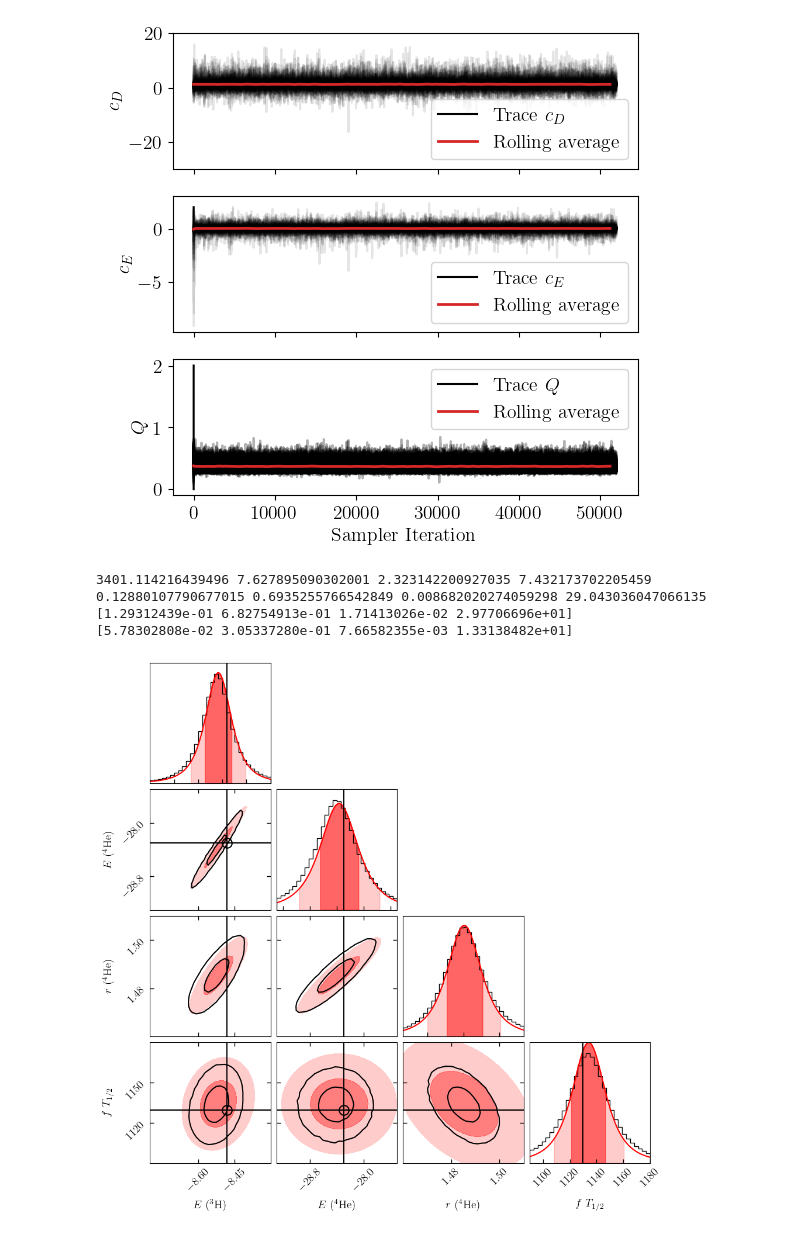
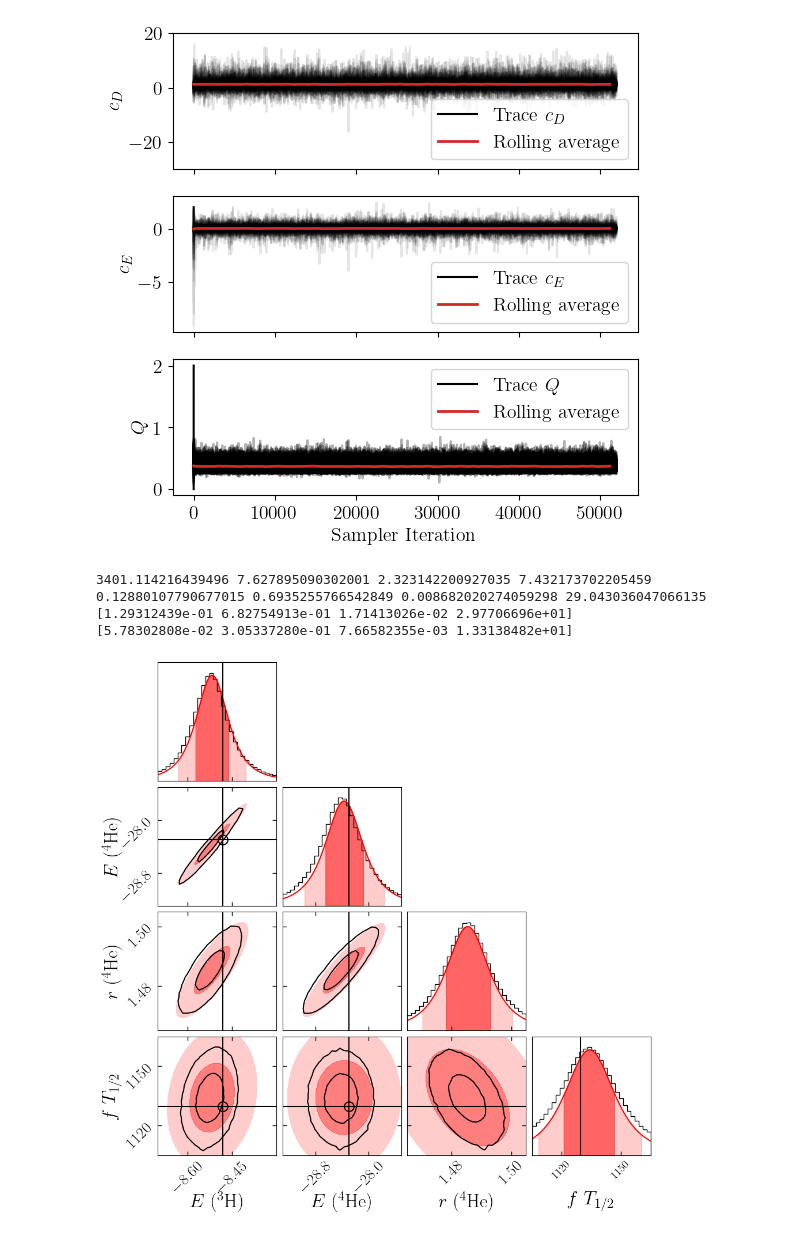
Before and after one commit to stommen/tif285-projects, a Jupyter notebook: project_1/project1_JHOS.ipynb, the cells around one changed output. Cells and saved outputs as stored; diff of their text form; code cells hidden in the pictures.

```diff
--- a/project_1/project1_JHOS.ipynb
+++ b/project_1/project1_JHOS.ipynb
@@ -1201,37 +1201,40 @@ truths = [y_E3H, y_E4He, y_Rp4He, y_fT3H]
 
 # --- Plotting the corner plot with the posterior predictive distribution --- #
 fig = corner.corner(obs_values.T, labels=[r"$E$ ($^3$H)", r"$E$ ($^4$He)", r"$r$ ($^4$He)", r"$f$ $T_{1/2}$"], color='k',
-                    show_titles=False, bins=30, plot_contours=True, plot_datapoints=False,
-                    plot_density=False, levels=[0.3, 0.72], range=[(-8.8, -8.3), (-29.3, -27.5), (1.46, 1.510), (1090, 1180)])
+                    show_titles=False, bins=30, plot_contours=True, plot_datapoints=False, label_kwargs={'fontsize':24},
+                    plot_density=False, levels=[0.3, 0.72], range=[(-8.7, -8.3), (-29.3, -27.5), (1.465, 1.505), (1105, 1165)])
 fig.set_size_inches(10, 10)
 
 # ----------------- Customize the figure and plot the fits ------------------ #
 # Define the indices for the diagonal and contour plots
 diag_indices = [0, 5, 10, 15]
 contour_indices = [4, 8, 9, 12, 13, 14]
 # Define the indices for the variables in the 2D marginal distribution,
 var_indices = [(0, 1), (0, 2), (1, 2), (0, 3), (1, 3), (2, 3)]
 ticks = [(-8.6, -8.45), (-28.8, -28), (1.48, 1.50), (1120, 1150)]
 
 # Fit the predictive distributions to a multivariate t distribution
 df_fit, loc_fit, shape_fit, mv_t_pdf_obs, cred_1sigma, cred_2sigma = fit_samples(obs_values.T)
 
 for i, ax in enumerate(fig.get_axes()):
     ax.tick_params(axis='both', direction='in', length=5, width=1, colors='black')
     if i in diag_indices:
+        ax.set_xticks(ticks[diag_indices.index(i)])
         preds = obs_values.T[:, diag_indices.index(i)]
         cred_region = [cred_1sigma[diag_indices.index(i)], cred_2sigma[diag_indices.index(i)]]
         plot_fit(ax, preds, df_fit, loc_fit[diag_indices.index(i)], np.sqrt(np.diag(shape_fit))[diag_indices.index(i)], cred_region, diag_indices.index(i))
     elif i in contour_indices:
+        ax.tick_params(axis='x', labelsize=20)
+        ax.tick_params(axis='y', labelsize=20)
         ax.yaxis.set_ticks_position('both')
         ax.xaxis.set_ticks_position('both')
         corner_contour(ax, mv_t_pdf_obs, loc_fit, shape_fit, df_fit, var_idx=var_indices[contour_indices.index(i)])
 
 
-fig.savefig('figs/t-dist_plot_RAAAAW.pdf',bbox_inches ='tight')
+fig.savefig('figs/t-dist_plot_RW.pdf',bbox_inches ='tight')
 # %% [output]
 3401.114216439496 7.627895090302001 2.323142200927035 7.432173702205459
 0.12880107790677015 0.6935255766542849 0.008682020274059298 29.043036047066135
 [1.29312439e-01 6.82754913e-01 1.71413026e-02 2.97706696e+01]
 [5.78302808e-02 3.05337280e-01 7.66582355e-03 1.33138482e+01]
-[figure, old version]
+[figure, new version]
```
Also changed, not shown: parts of 1 cell of this notebook, 2 other files.
